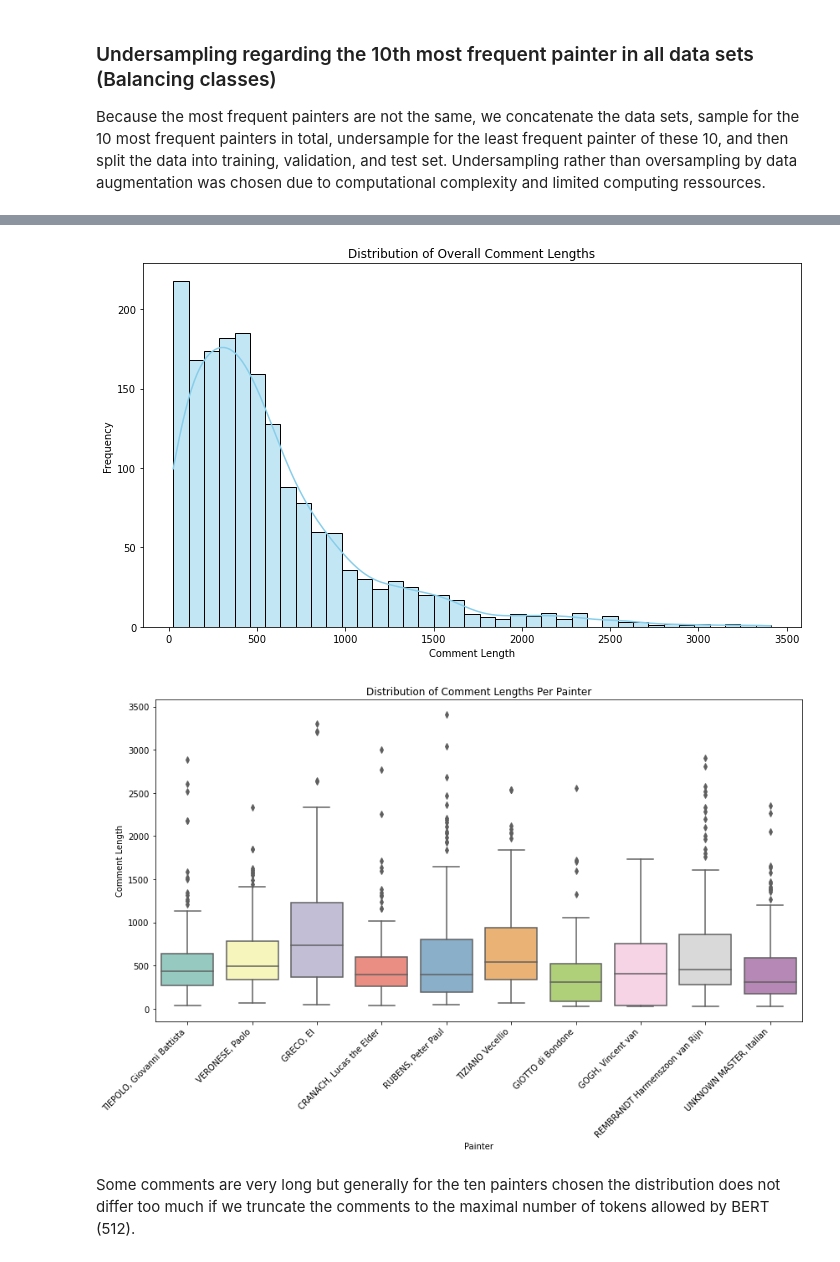
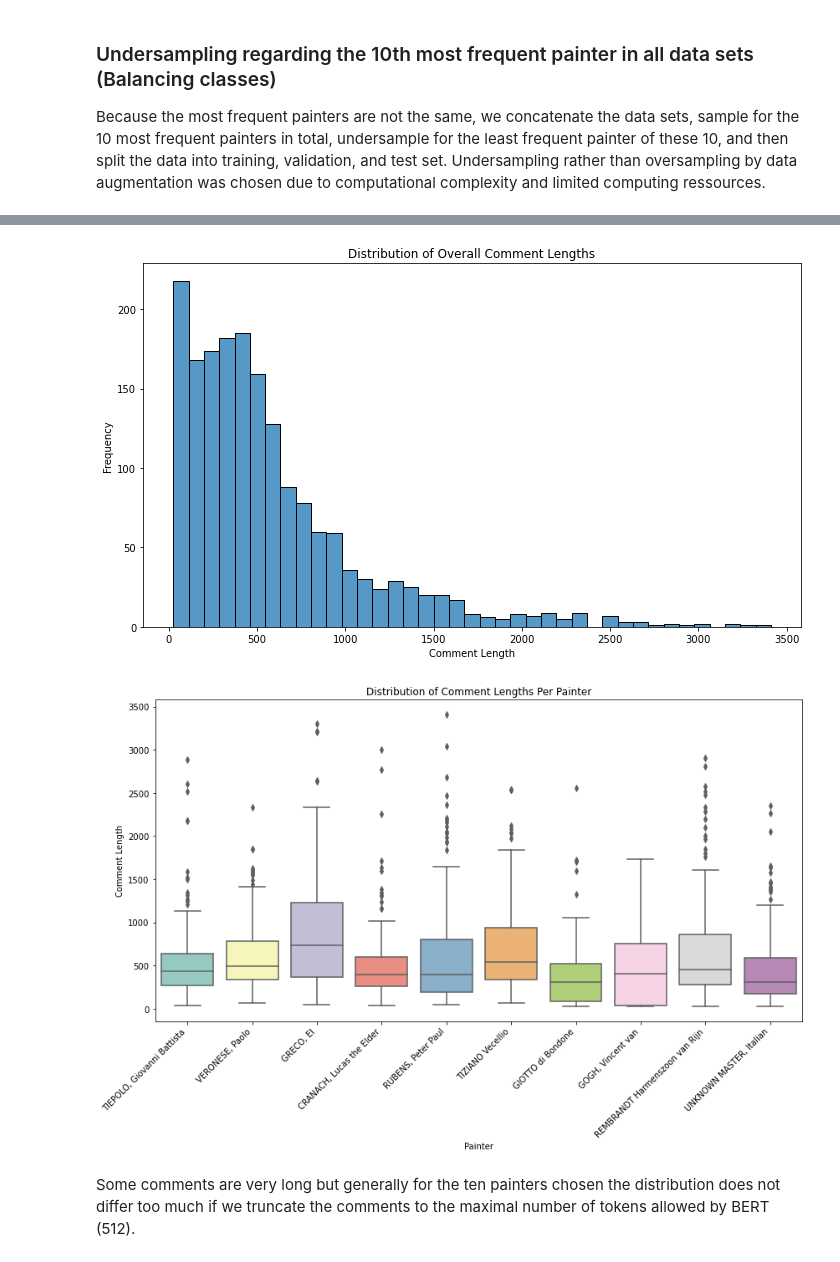
Before and after one commit to reascr/Multimodal_Painter_Attribution, a Jupyter notebook: data_preprocessing/Data_Pipeline.ipynb, the cells around one changed output, grey strips where cells are left out. Cells and saved outputs as stored; diff of their text form; code cells hidden in the pictures.

Commit message:
changed comments

```diff
--- a/data_preprocessing/Data_Pipeline.ipynb
+++ b/data_preprocessing/Data_Pipeline.ipynb
@@ -151,31 +151,31 @@ Name: AUTHOR, dtype: int64
 # %%
 # show comment length distribution for undersampled df
 
 undersampled_df['comment_length'] = undersampled_df['DESCRIPTION'].apply(lambda x: len(str(x)))
 
 # plot the overall distribution
 plt.figure(figsize=(10, 6))
-sns.histplot(undersampled_df['comment_length'], kde=True, color='skyblue')
+sns.histplot(undersampled_df['comment_length'])
 plt.title('Distribution of Overall Comment Lengths')
 plt.xlabel('Comment Length')
 plt.ylabel('Frequency')
 plt.tight_layout()
 plt.show()
 
 # plot distribution of comment lengths per 10 most frequent painters
 specific_painters = top_10_painters
 specific_painters_df = undersampled_df[undersampled_df['AUTHOR'].isin(specific_painters)]
 
 plt.figure(figsize=(12, 8))
 sns.boxplot(x='AUTHOR', y='comment_length', data=specific_painters_df, palette='Set3')
 plt.title('Distribution of Comment Lengths Per Painter')
 plt.xlabel('Painter')
 plt.ylabel('Comment Length')
 plt.xticks(rotation=45, ha='right')
 plt.tight_layout()
 plt.show()
 # %% [output]
-[figure, old version]
+[figure, new version]
 [figure]
 # %% [markdown]
 Some comments are very long but generally for the ten painters chosen the distribution does not differ too much if we truncate the comments to the maximal number of tokens allowed by BERT (512).
```
Also changed, not shown: parts of 10 cells of this notebook, 1 other file.
